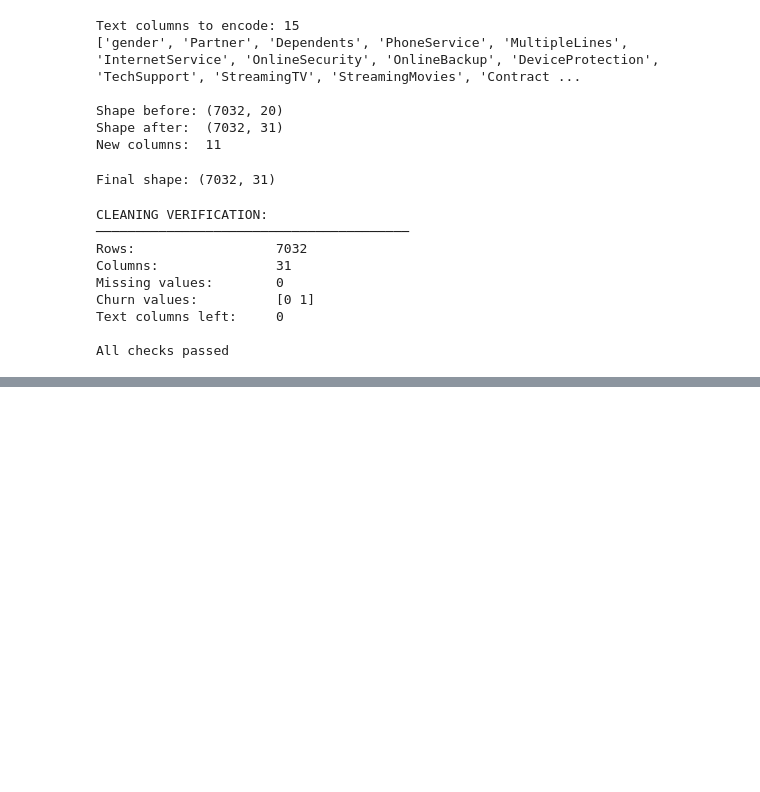
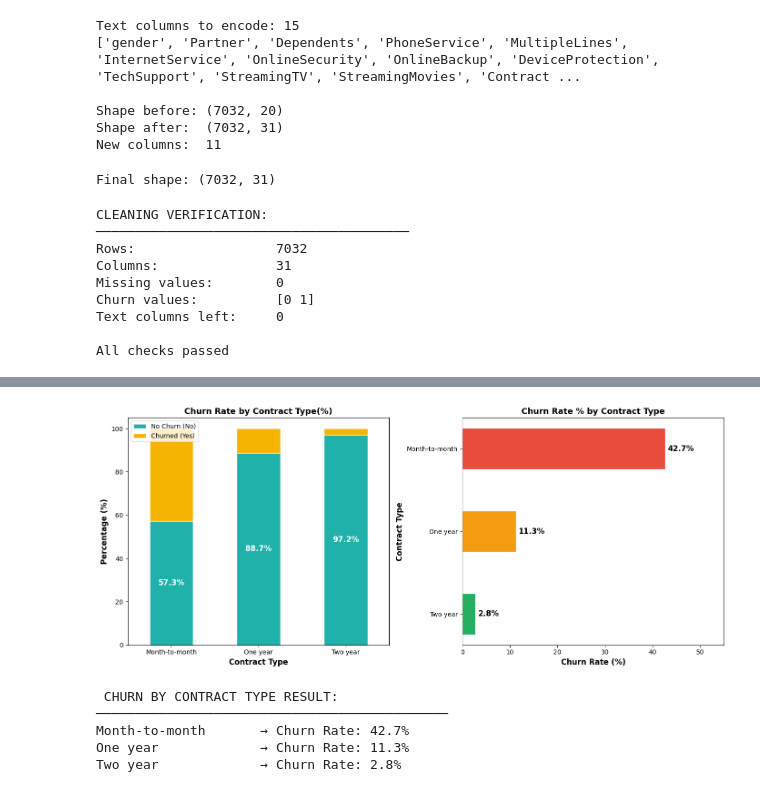
Before and after one commit to Venkatavishnuvardhanthota/customer-churn-prediction, a Jupyter notebook: notebooks/01_eda_and_modeling.ipynb, the cells around one changed output, grey strips where cells are left out. Saved outputs shown, nothing was run; the diff lists cells and outputs as text; code cells hidden in the pictures; blank space fills up the shorter version.

Commit message:
Deep EDA complete - confirmed all 3 hypotheses, correlation analysis

```diff
--- a/notebooks/01_eda_and_modeling.ipynb
+++ b/notebooks/01_eda_and_modeling.ipynb
@@ -344,3 +344,72 @@ Churn values:          [0 1]
 Text columns left:     0
 
 All checks passed
+# %%
+# Cell 14 — Deep EDA: Churn by Contract Type
+print("CHURN RATE BY CONTRACT TYPE:")
+churn_by_contract = df.groupby('Contract')['Churn'].value_counts(normalize = True).unstack()
+print(churn_by_contract)
+
+# ── ax[0]: Stacked Bar Chart
+churn_by_contract_pct = (churn_by_contract*100).round(1)
+print()
+print(churn_by_contract_pct)
+
+fig, ax = plt.subplots(1, 2, figsize =(14, 6))
+churn_by_contract_pct.plot(kind = 'bar',
+                           stacked = True,
+                           ax = ax[0],
+                           color = ['#20B2AA', '#F4B400'],
+                           edgecolor = 'white',
+                           width = 0.5,
+                           rot = 0)
+ax[0].set_title('Churn Rate by Contract Type(%)',
+                   fontsize=13, fontweight='bold')
+ax[0].set_xlabel('Contract Type', fontsize=12,fontweight='bold')
+ax[0].set_ylabel('Percentage (%)', fontsize=12,fontweight='bold')
+ax[0].legend(['No Churn (No)', 'Churned (Yes)'], fontsize=10)
+
+for i, (contract, row) in enumerate(churn_by_contract_pct.iterrows()):
+    churn_pct = row[0]
+    ax[0].text(i, churn_pct / 2,
+                f'{churn_pct}%',
+                 ha = 'center',
+                 va = 'center',
+                 fontweight='bold',
+                 fontsize=12,
+                 color='white' )
+
+# ax[1] : Horizontal Bar Chart of Churn Rate Only
+churn_only = churn_by_contract_pct[1].sort_values(ascending=True)
+colors = ['#27ae60', '#f39c12', '#e74c3c']
+bars = ax[1].barh(churn_only.index,
+                  churn_only.values,
+                  color = colors,
+                  edgecolor='white',
+                  height=0.5)
+for bar, value in zip(bars, churn_only.values):
+    ax[1].text(
+        bar.get_width() + 0.5,
+                bar.get_y() + bar.get_height()/2,
+        f'{value:.1f}%',
+        va='center',
+        fontweight='bold',
+        fontsize=12
+    )
+
+ax[1].set_title('Churn Rate % by Contract Type',
+                   fontsize=13, fontweight='bold')
+ax[1].set_xlabel('Churn Rate (%)', fontsize=12,fontweight='bold')
+ax[1].set_ylabel('Contract Type', fontsize=12,fontweight='bold')
+ax[1].set_xlim(0, 55)
+
+plt.tight_layout()
+plt.savefig('../outputs/02_churn_by_contract.png',
+            dpi=150, bbox_inches='tight')
+plt.show()
+
+print("\n CHURN BY CONTRACT TYPE RESULT:")
+print("─" * 45)
+for contract, row in churn_by_contract_pct.iterrows():
+    print(f"{contract:20s} → Churn Rate: {row[1]:.1f}%")
+# %% [output]
@@ -346,0 +428,6 @@ All checks passed
+[figure, added]
+ CHURN BY CONTRACT TYPE RESULT:
+─────────────────────────────────────────────
+Month-to-month       → Churn Rate: 42.7%
+One year             → Churn Rate: 11.3%
+Two year             → Churn Rate: 2.8%
```
Also changed, not shown: parts of 5 cells of this notebook, 4 other files.
